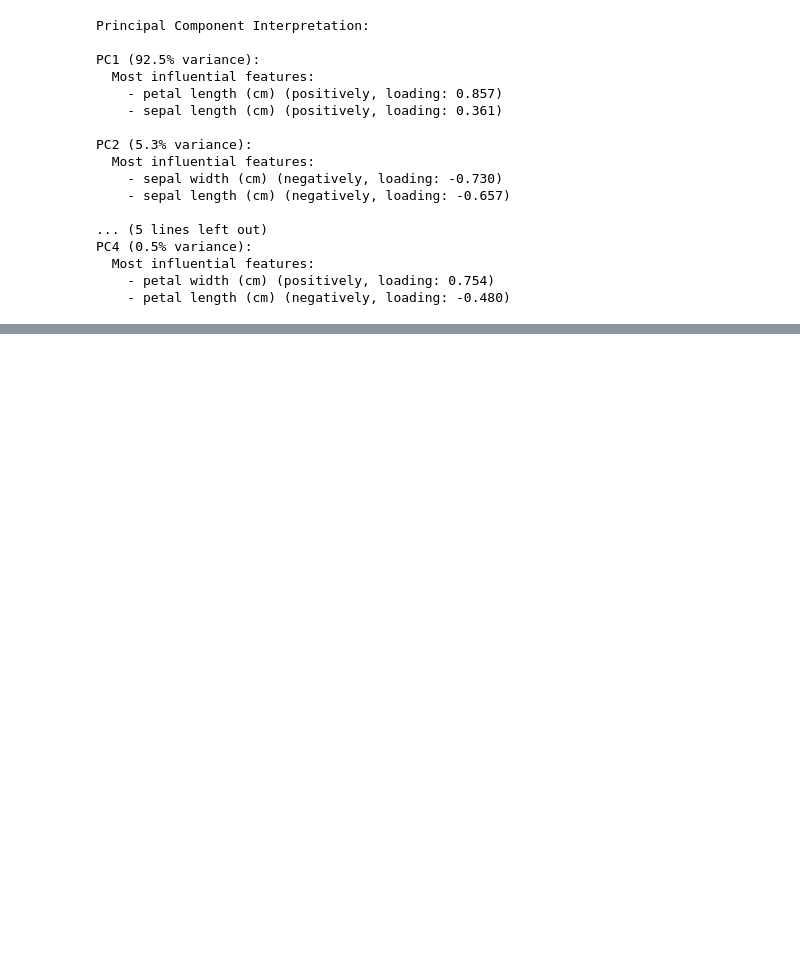
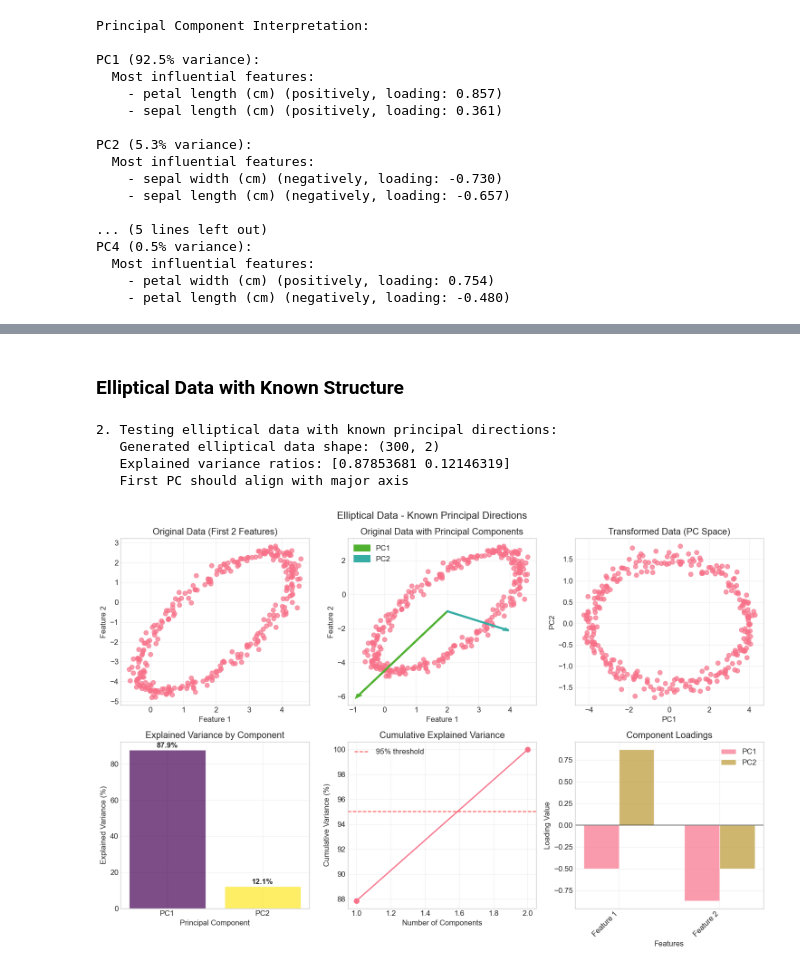
Before and after one commit to NMsby/pca-machine-learning-lab, a Jupyter notebook: notebooks/02_pca_from_scratch.ipynb, the cells around one changed output, grey strips where cells are left out. Saved outputs shown, nothing was run; the diff lists cells and outputs as text; code cells hidden in the pictures; blank space fills up the shorter version.

```diff
--- a/notebooks/02_pca_from_scratch.ipynb
+++ b/notebooks/02_pca_from_scratch.ipynb
@@ -703,0 +740,34 @@ PC4 (0.5% variance):
+# %% [markdown]
+### Elliptical Data with Known Structure
+# %%
+print("\n2. Testing elliptical data with known principal directions:")
+
+# Generate elliptical data with specific parameters
+X_ellipse = generate_elliptical_data(
+    n_samples=300,
+    major_axis=4.0,
+    minor_axis=1.5,
+    rotation_angle=np.pi/3,  # 60 degrees
+    center=(2, -1),
+    noise_std=0.15,
+    random_state=123
+)
+
+print(f"   Generated elliptical data shape: {X_ellipse.shape}")
+
+# Apply PCA
+pca_ellipse = PCA(n_components=2)
+X_ellipse_pca = pca_ellipse.fit_transform(X_ellipse)
+
+print(f"   Explained variance ratios: {pca_ellipse.explained_variance_ratio_}")
+print(f"   First PC should align with major axis")
+
+# Visualize with our new plotting function
+plot_2d_pca_results(X_ellipse, X_ellipse_pca, pca_ellipse,
+                   title="Elliptical Data - Known Principal Directions")
+# %% [output]
+2. Testing elliptical data with known principal directions:
+   Generated elliptical data shape: (300, 2)
+   Explained variance ratios: [0.87853681 0.12146319]
+   First PC should align with major axis
+[figure, added]
```
Also changed, not shown: parts of 12 cells of this notebook, 2 other files.
